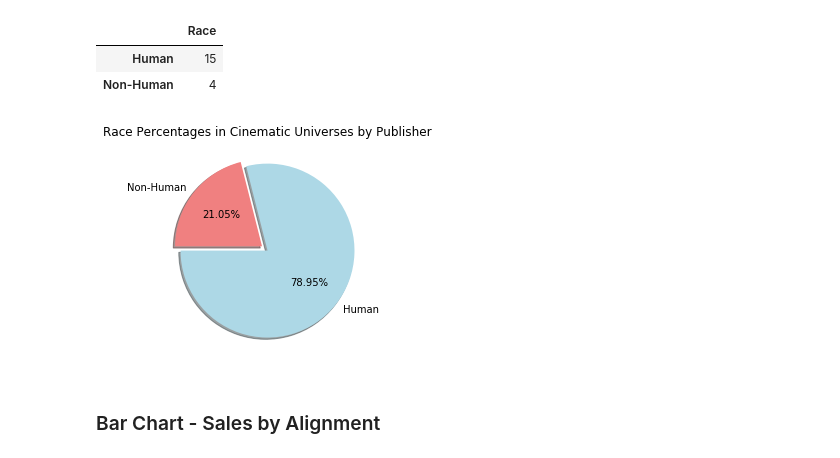
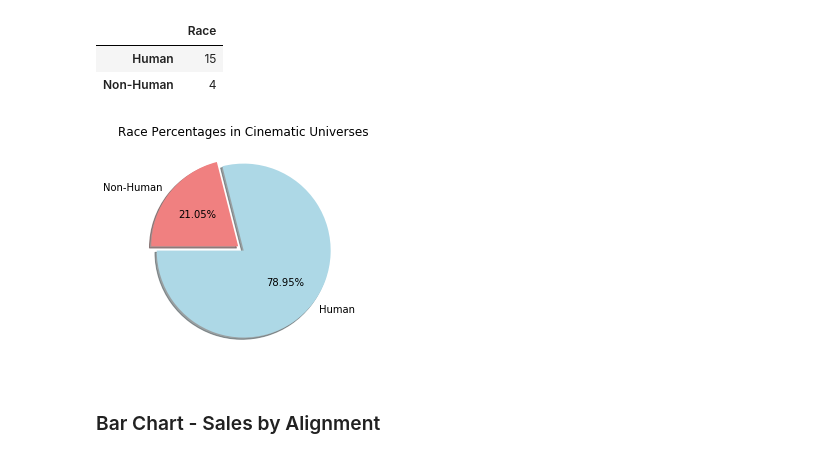
Before and after one commit to RyanSchraeder/Team-Aurora-Marvels, a Jupyter notebook: Notebooks/Alignment & Race Plotting.ipynb, the cells around one changed output. Drawn from its saved outputs; the diff is of its cells as text; code cells hidden in the pictures.

```diff
--- a/Notebooks/Alignment & Race Plotting.ipynb
+++ b/Notebooks/Alignment & Race Plotting.ipynb
@@ -88,14 +88,14 @@ superhero_race_df
 # %%
 labels = ['Human', 'Non-Human']
 colors = ['lightblue','lightcoral']
 explode = [0.0, 0.08]
 plt.pie(superhero_race_df, labels=labels, colors=colors, explode=explode,
        shadow=True, startangle=180, autopct ='%1.2f%%')
-plt.title('Race Percentages in Cinematic Universes by Publisher')
+plt.title('Race Percentages in Cinematic Universes')
 plt.savefig('../Images/Alignment & Race Plots/Superhero Race in Cinematic Universes.png')
 plt.show()
 # %% [output]
-[figure, old version]
+[figure, new version]
 # %% [markdown]
 ### Bar Chart - Sales by Alignment
 # %%
```
Also changed, not shown: parts of 1 cell of this notebook, 2 other files.
